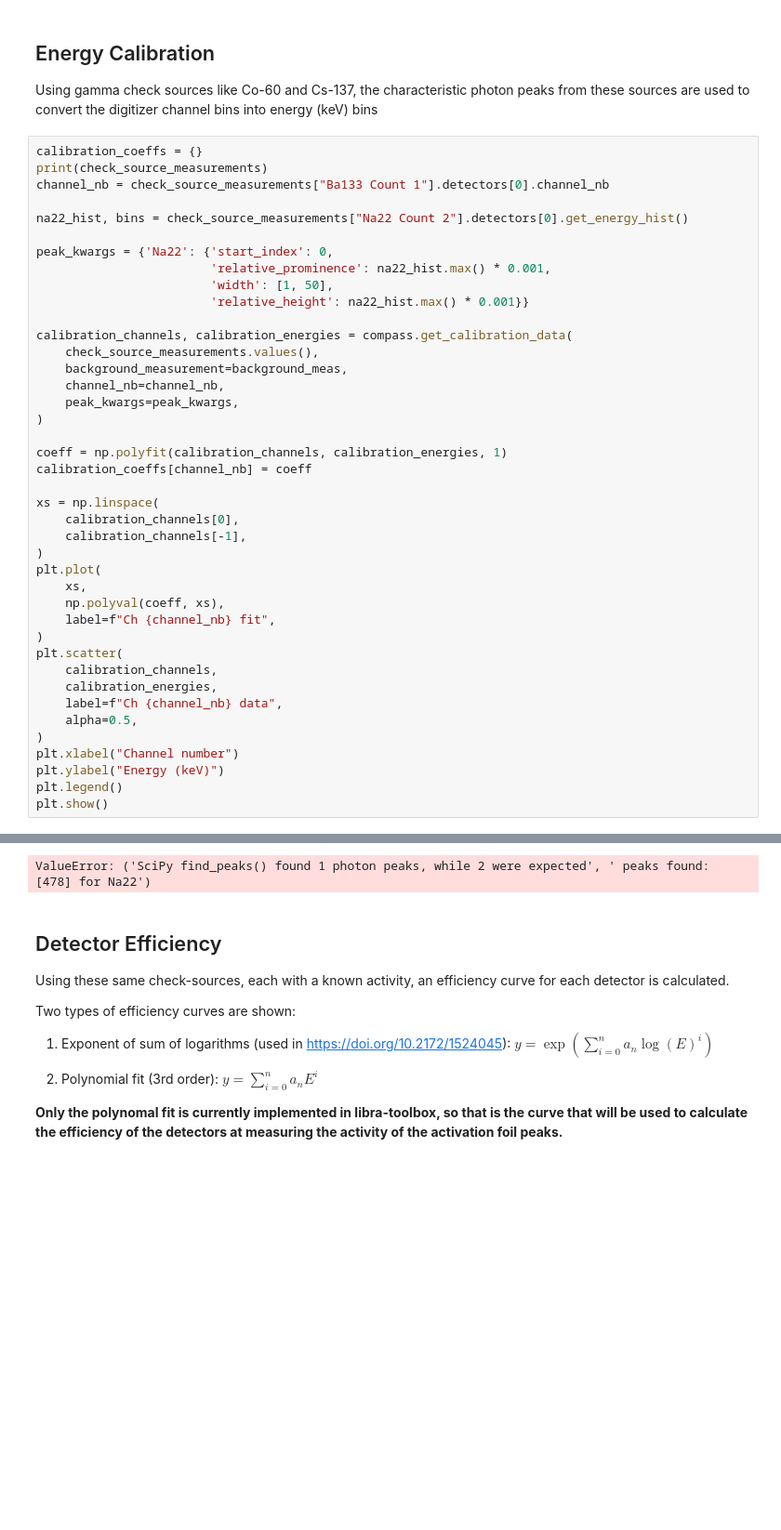
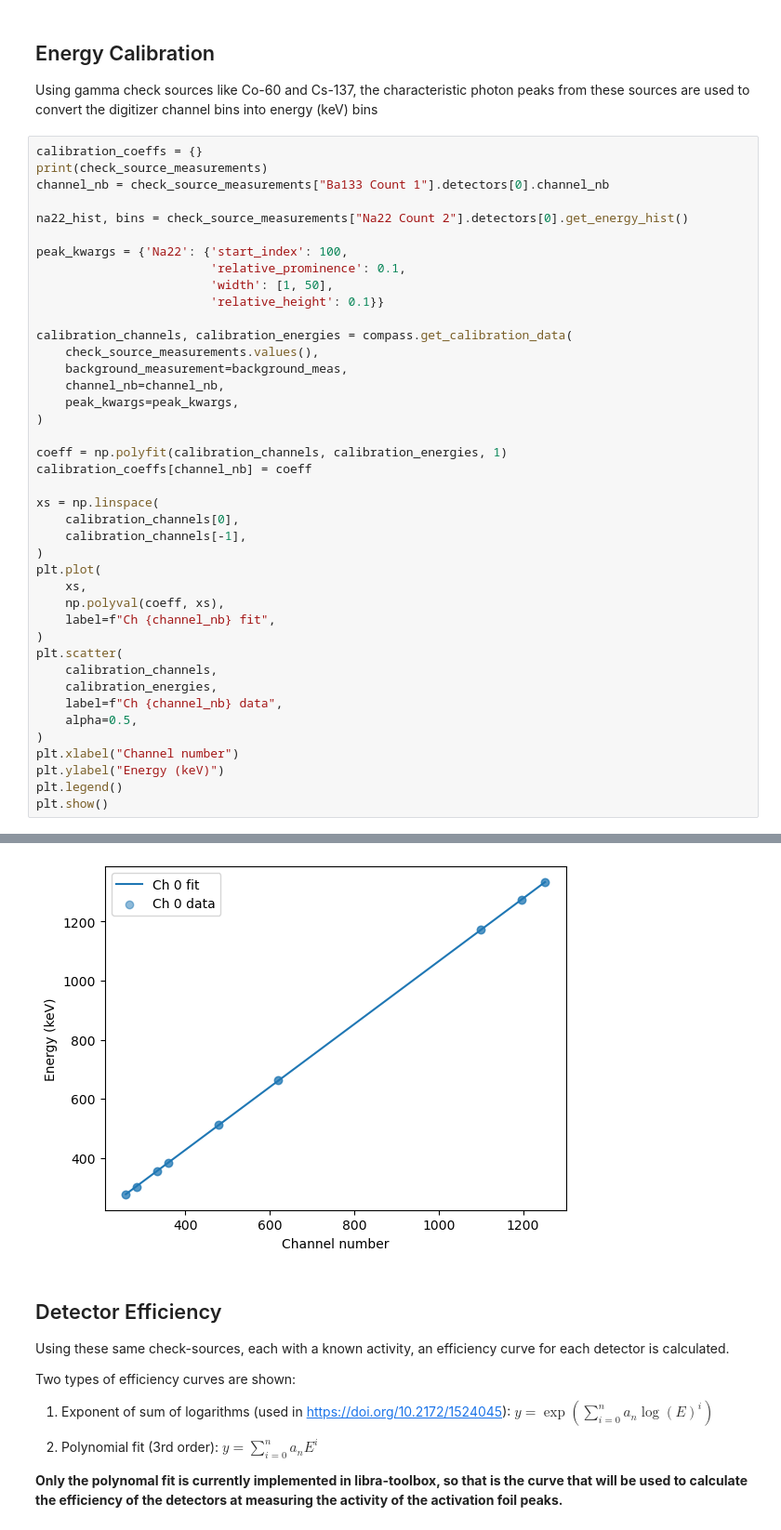
Before and after one commit to cdunn314/BABY-1L-run-12, a Jupyter notebook: analysis/neutron/foil_analysis_HPGe.ipynb, the cells around one changed output, grey strips where cells are left out. Shown at 93% size. Saved outputs shown, nothing was run; the diff lists cells and outputs as text; blank space fills up the shorter version.

```diff
--- a/analysis/neutron/foil_analysis_HPGe.ipynb
+++ b/analysis/neutron/foil_analysis_HPGe.ipynb
@@ -70,10 +70,10 @@ channel_nb = check_source_measurements["Ba133 Count 1"].detectors[0].channel_nb
 
 na22_hist, bins = check_source_measurements["Na22 Count 2"].detectors[0].get_energy_hist()
 
-peak_kwargs = {'Na22': {'start_index': 0,
-                        'relative_prominence': na22_hist.max() * 0.001,
+peak_kwargs = {'Na22': {'start_index': 100,
+                        'relative_prominence': 0.1,
                         'width': [1, 50],
-                        'relative_height': na22_hist.max() * 0.001}}
+                        'relative_height': 0.1}}
 
 calibration_channels, calibration_energies = compass.get_calibration_data(
     check_source_measurements.values(),
@@ -110,4 +111,4 @@ kwargs provided, updating peak finding parameters with provided values
-ValueError: ('SciPy find_peaks() found 1 photon peaks, while 2 were expected', ' peaks found: [478] for Na22')
+[figure, added]
 # %% [markdown]
 ## Detector Efficiency
 
```
Also changed, not shown: parts of 19 cells of this notebook, 1 other file.
